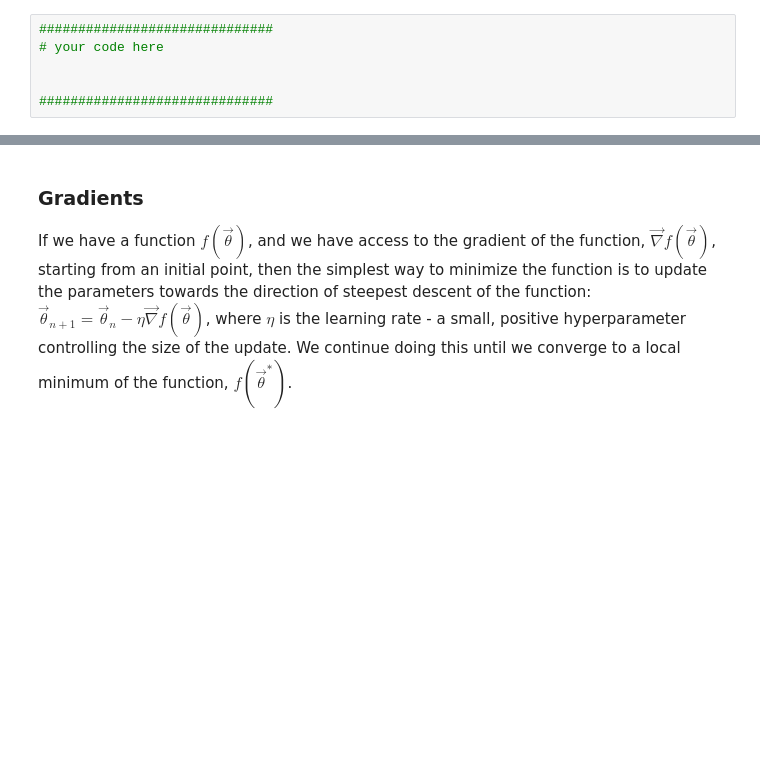
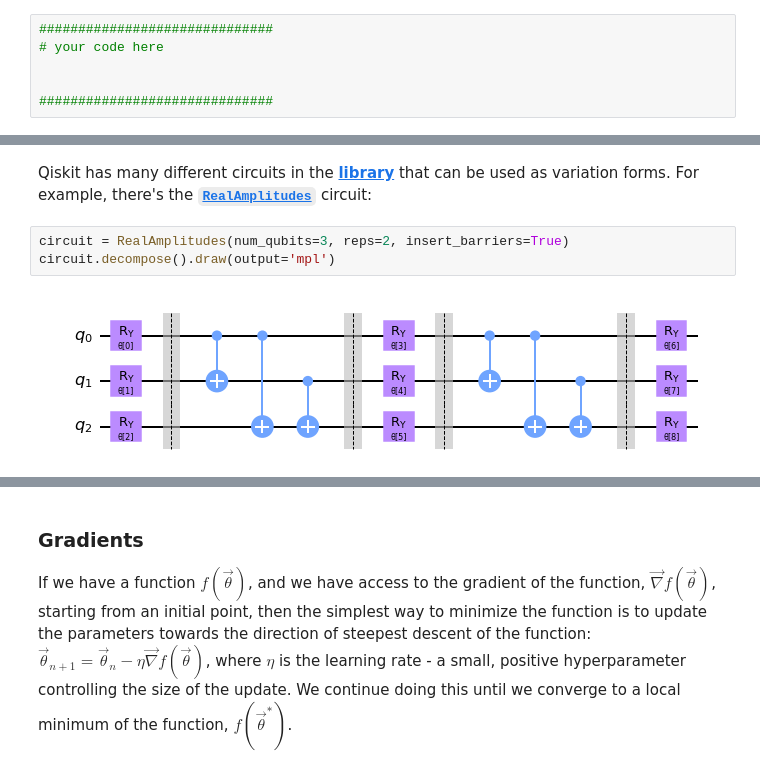
Before and after one commit to quantum-melbourne/mcds-workshop-21, a Jupyter notebook: day-two/circuit_training.ipynb, the cells around one changed output, grey strips where cells are left out. Saved outputs shown, nothing was run; the diff lists cells and outputs as text; blank space fills up the shorter version.

```diff
--- a/day-two/circuit_training.ipynb
+++ b/day-two/circuit_training.ipynb
@@ -248,0 +258,7 @@ The next part of the classifier circuit is the variational model, or ansatz: a p
+# %% [markdown]
+Qiskit has many different circuits in the [**library**](https://qiskit.org/documentation/apidoc/circuit_library.html#n-local-circuits) that can be used as variation forms. For example, there's the [**`RealAmplitudes`**](https://qiskit.org/documentation/stubs/qiskit.circuit.library.RealAmplitudes.html) circuit:
+# %%
+circuit = RealAmplitudes(num_qubits=3, reps=2, insert_barriers=True)
+circuit.decompose().draw(output='mpl')
+# %% [output]
+[figure, added]
```
Also changed, not shown: parts of 65 cells of this notebook.
